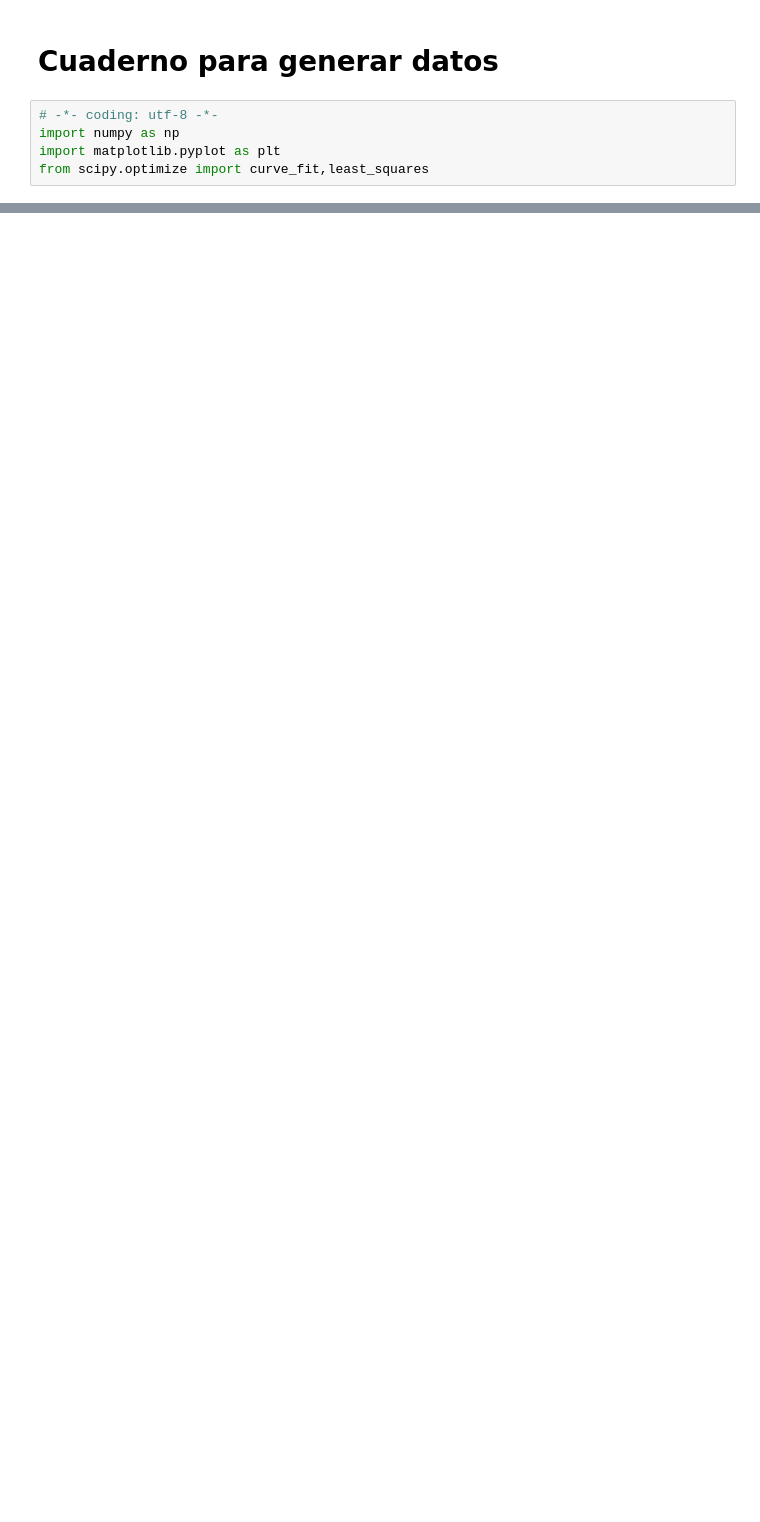
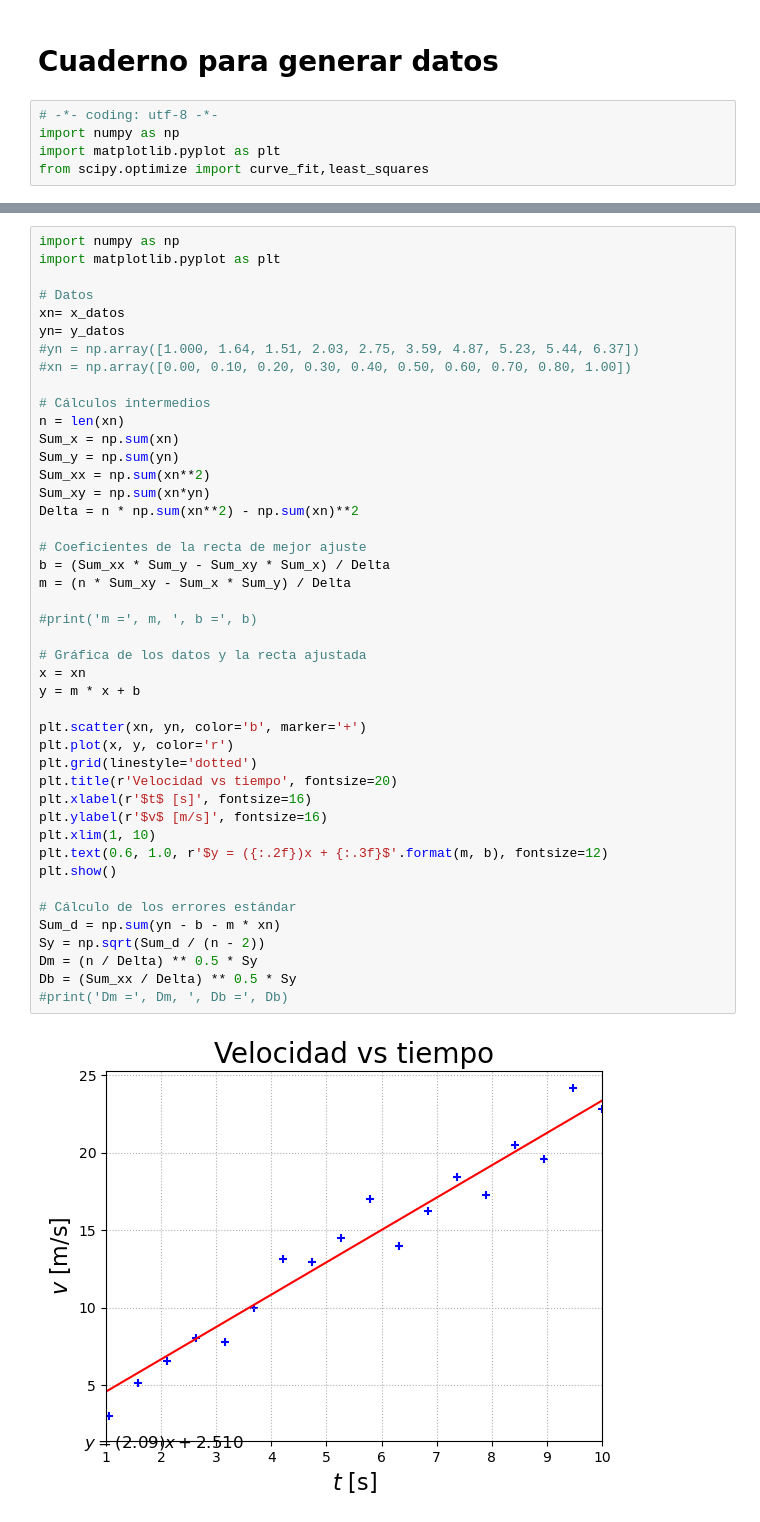
Before and after one commit to hectorfro/LabFisicaWork, a Jupyter notebook: AnalDatos/Notebooks/GeneraData.ipynb, the cells around one changed output, grey strips where cells are left out. Cells and saved outputs as stored; diff of their text form; blank space fills up the shorter version.

```diff
--- a/AnalDatos/Notebooks/GeneraData.ipynb
+++ b/AnalDatos/Notebooks/GeneraData.ipynb
@@ -7,0 +117,46 @@ from scipy.optimize import curve_fit,least_squares
+# %%
+import numpy as np
+import matplotlib.pyplot as plt
+
+# Datos
+xn= x_datos
+yn= y_datos
+#yn = np.array([1.000, 1.64, 1.51, 2.03, 2.75, 3.59, 4.87, 5.23, 5.44, 6.37])
+#xn = np.array([0.00, 0.10, 0.20, 0.30, 0.40, 0.50, 0.60, 0.70, 0.80, 1.00])
+
+# Cálculos intermedios
+n = len(xn)
+Sum_x = np.sum(xn)
+Sum_y = np.sum(yn)
+Sum_xx = np.sum(xn**2)
+Sum_xy = np.sum(xn*yn)
+Delta = n * np.sum(xn**2) - np.sum(xn)**2
+
+# Coeficientes de la recta de mejor ajuste
+b = (Sum_xx * Sum_y - Sum_xy * Sum_x) / Delta
+m = (n * Sum_xy - Sum_x * Sum_y) / Delta
+
+#print('m =', m, ', b =', b)
+
+# Gráfica de los datos y la recta ajustada
+x = xn
+y = m * x + b
+
+plt.scatter(xn, yn, color='b', marker='+')
+plt.plot(x, y, color='r')
+plt.grid(linestyle='dotted')
+plt.title(r'Velocidad vs tiempo', fontsize=20)
+plt.xlabel(r'$t$ [s]', fontsize=16)
+plt.ylabel(r'$v$ [m/s]', fontsize=16)
+plt.xlim(1, 10)
+plt.text(0.6, 1.0, r'$y = ({:.2f})x + {:.3f}$'.format(m, b), fontsize=12)
+plt.show()
+
+# Cálculo de los errores estándar
+Sum_d = np.sum(yn - b - m * xn)
+Sy = np.sqrt(Sum_d / (n - 2))
+Dm = (n / Delta) ** 0.5 * Sy
+Db = (Sum_xx / Delta) ** 0.5 * Sy
+#print('Dm =', Dm, ', Db =', Db)
+# %% [output]
+[figure, added]
```
Also changed, not shown: parts of 14 cells of this notebook.
